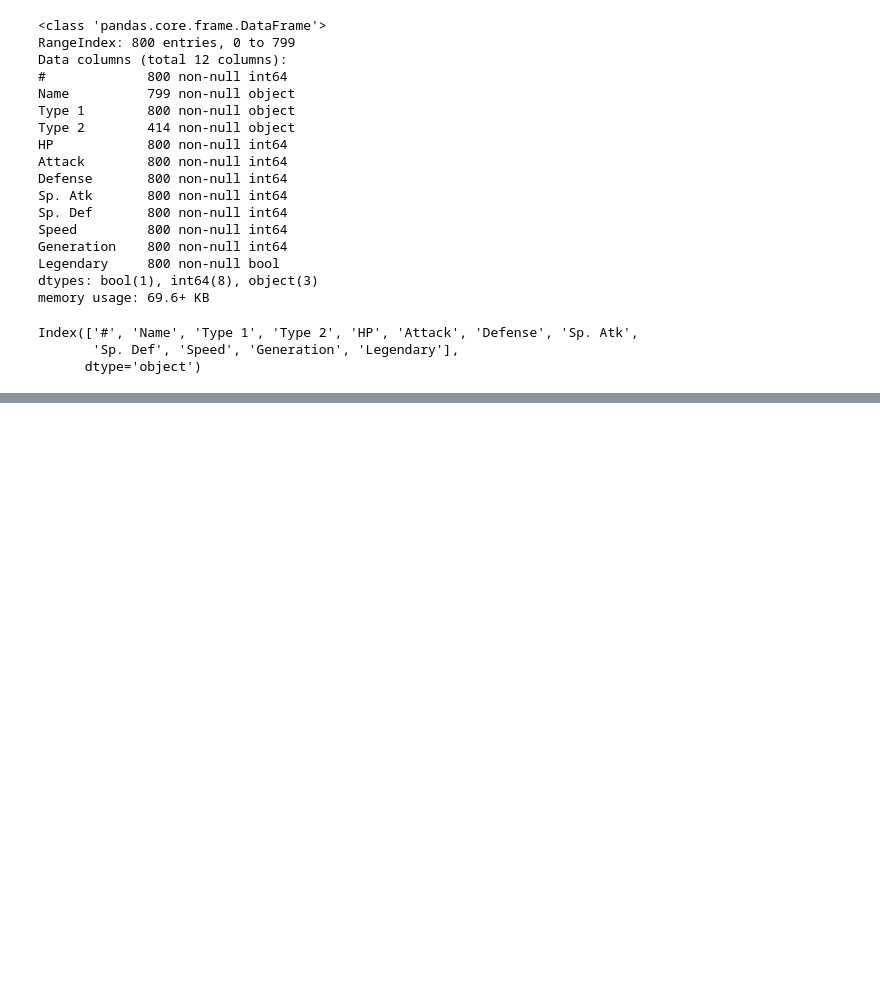
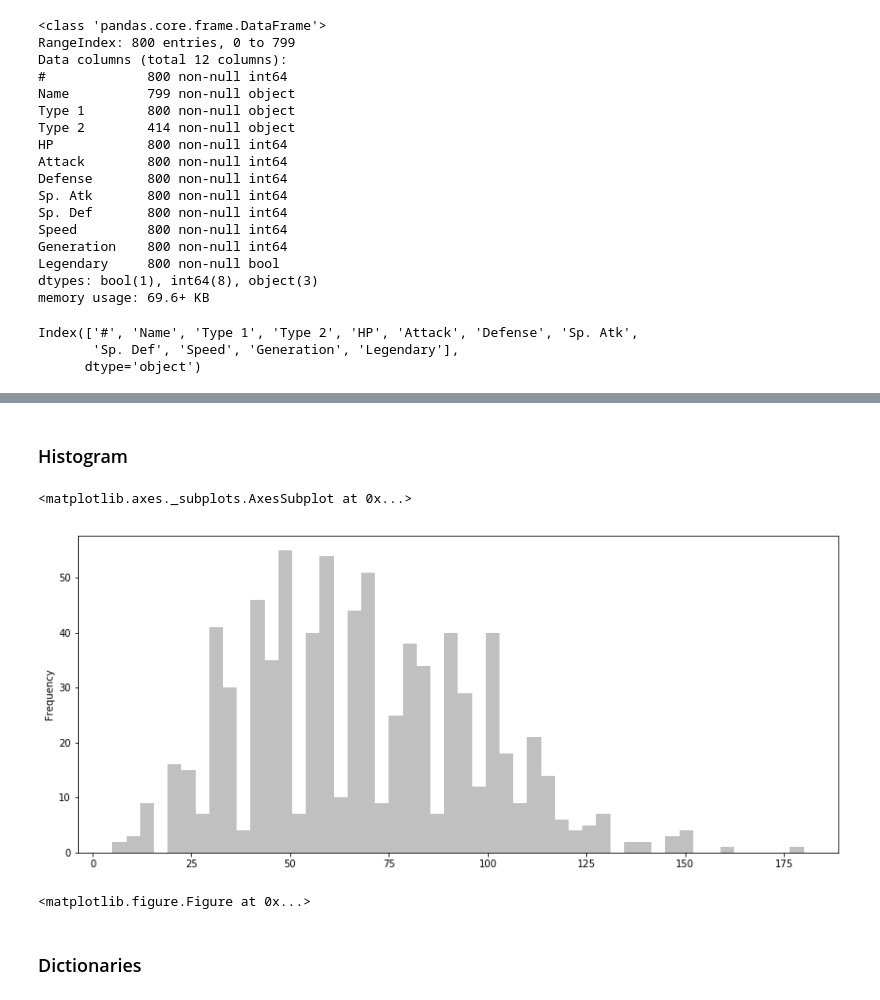
Before and after one commit to AmirSarrafzadeh/Pokemon-Dataset, a Jupyter notebook: Pokemon-Weedle's-Cave.ipynb, the cells around one changed output, grey strips where cells are left out. Drawn from its saved outputs; the diff is of its cells as text; code cells hidden in the pictures; blank space fills up the shorter version.

```diff
--- a/Pokemon-Weedle's-Cave.ipynb
+++ b/Pokemon-Weedle's-Cave.ipynb
@@ -83,0 +125,17 @@ Index(['#', 'Name', 'Type 1', 'Type 2', 'HP', 'Attack', 'Defense', 'Sp. Atk',
+# %% [markdown]
+### Histogram
+# %%
+# bins = # of bars in the Fig
+
+pokemon.Speed.plot(kind='hist', bins=50,figsize=(14,6), color='silver')
+# %% [output]
+<matplotlib.axes._subplots.AxesSubplot at 0x...>
+[figure, added]
+# %%
+# clf : cleans the graph so that it did not show
+pokemon.Defense.plot(kind='hist',bins=10)
+plt.clf()
+# %% [output]
+<matplotlib.figure.Figure at 0x...>
+# %% [markdown]
+### Dictionaries
```
Also changed, not shown: parts of 16 cells of this notebook, 3 other files.
